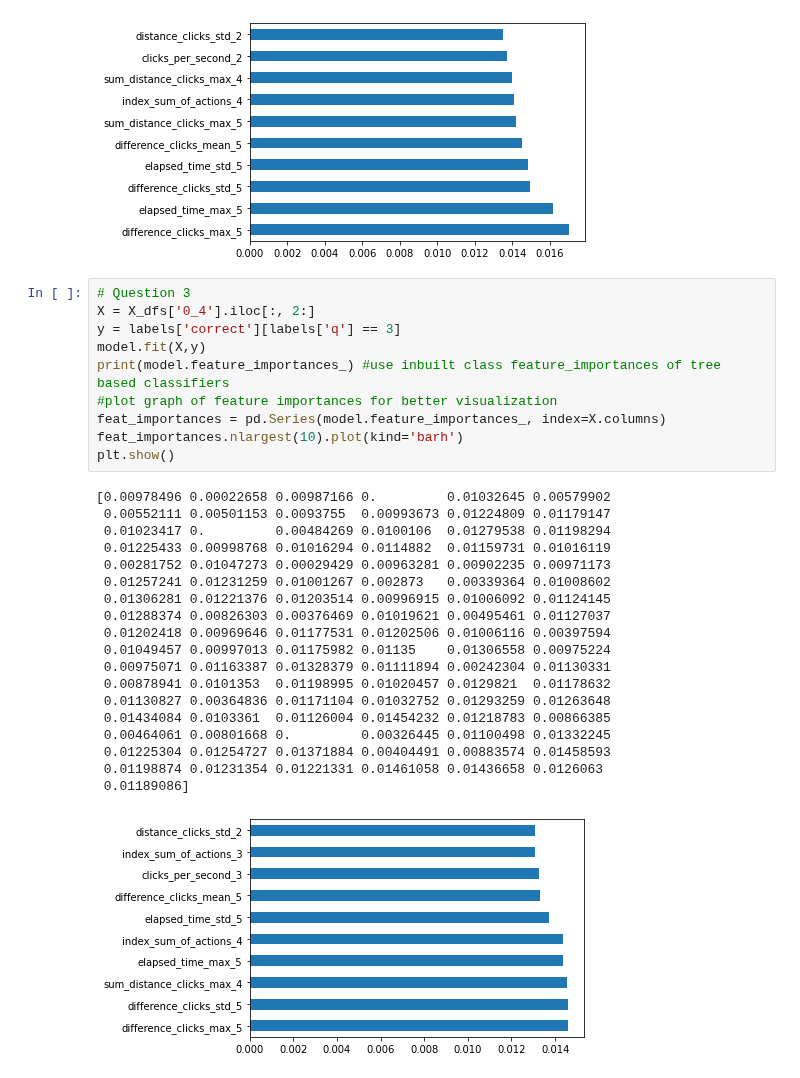
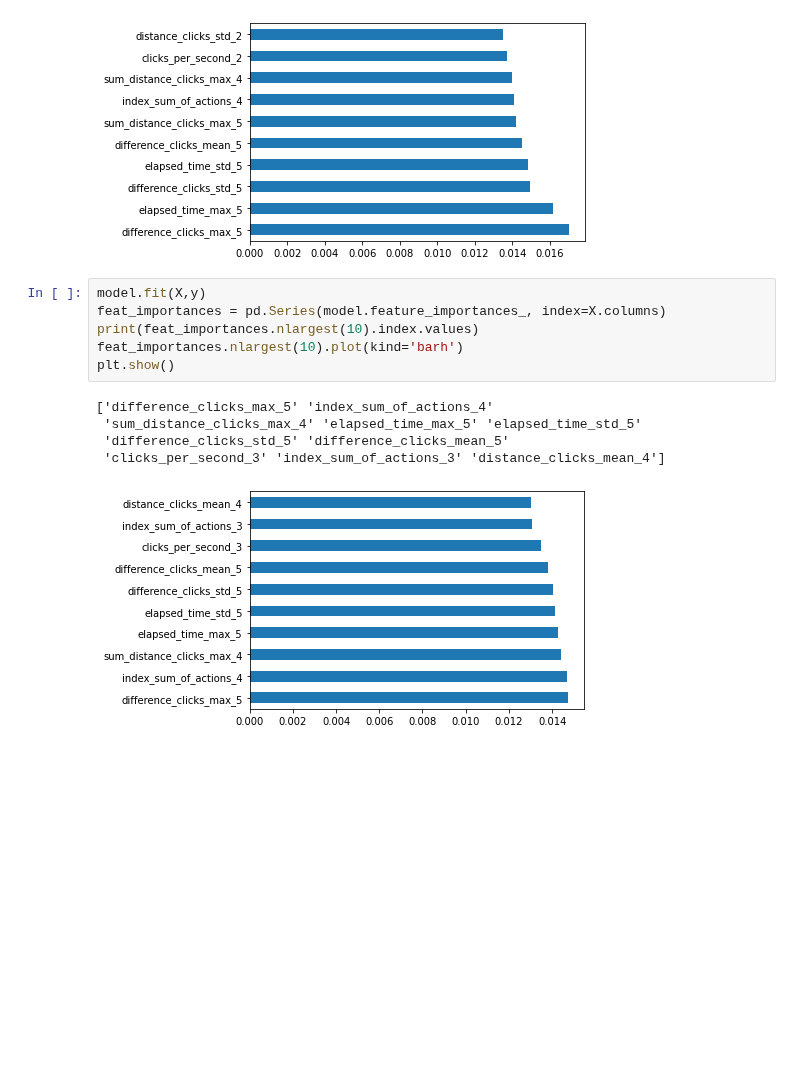
Before and after one commit to Kaggle-Project-TUC-DS/student-performance, a Jupyter notebook: notebooks/exploring_classifiers_marv.ipynb, the cells around one changed output. Drawn from its saved outputs; the diff is of its cells as text; blank space fills up the shorter version.

```diff
--- a/notebooks/exploring_classifiers_marv.ipynb
+++ b/notebooks/exploring_classifiers_marv.ipynb
@@ -538,32 +616,14 @@ plt.show()
  0.01220574]
 [figure]
 # %%
-# Question 3
-X = X_dfs['0_4'].iloc[:, 2:]
-y = labels['correct'][labels['q'] == 3]
 model.fit(X,y)
-print(model.feature_importances_) #use inbuilt class feature_importances of tree based classifiers
-#plot graph of feature importances for better visualization
 feat_importances = pd.Series(model.feature_importances_, index=X.columns)
+print(feat_importances.nlargest(10).index.values)
 feat_importances.nlargest(10).plot(kind='barh')
 plt.show()
 # %% [output]
-[0.00978496 0.00022658 0.00987166 0.         0.01032645 0.00579902
- 0.00552111 0.00501153 0.0093755  0.00993673 0.01224809 0.01179147
- 0.01023417 0.         0.00484269 0.0100106  0.01279538 0.01198294
- 0.01225433 0.00998768 0.01016294 0.0114882  0.01159731 0.01016119
- 0.00281752 0.01047273 0.00029429 0.00963281 0.00902235 0.00971173
- 0.01257241 0.01231259 0.01001267 0.002873   0.00339364 0.01008602
- 0.01306281 0.01221376 0.01203514 0.00996915 0.01006092 0.01124145
- 0.01288374 0.00826303 0.00376469 0.01019621 0.00495461 0.01127037
- 0.01202418 0.00969646 0.01177531 0.01202506 0.01006116 0.00397594
- 0.01049457 0.00997013 0.01175982 0.01135    0.01306558 0.00975224
- 0.00975071 0.01163387 0.01328379 0.01111894 0.00242304 0.01130331
- 0.00878941 0.0101353  0.01198995 0.01020457 0.0129821  0.01178632
- 0.01130827 0.00364836 0.01171104 0.01032752 0.01293259 0.01263648
- 0.01434084 0.0103361  0.01126004 0.01454232 0.01218783 0.00866385
- 0.00464061 0.00801668 0.         0.00326445 0.01100498 0.01332245
- 0.01225304 0.01254727 0.01371884 0.00404491 0.00883574 0.01458593
- 0.01198874 0.01231354 0.01221331 0.01461058 0.01436658 0.0126063
- 0.01189086]
+['difference_clicks_max_5' 'index_sum_of_actions_4'
+ 'sum_distance_clicks_max_4' 'elapsed_time_max_5' 'elapsed_time_std_5'
+ 'difference_clicks_std_5' 'difference_clicks_mean_5'
+ 'clicks_per_second_3' 'index_sum_of_actions_3' 'distance_clicks_mean_4']
-[figure, old version]
+[figure, new version]
```
Also changed, not shown: parts of 10 cells of this notebook, 1 other file.
